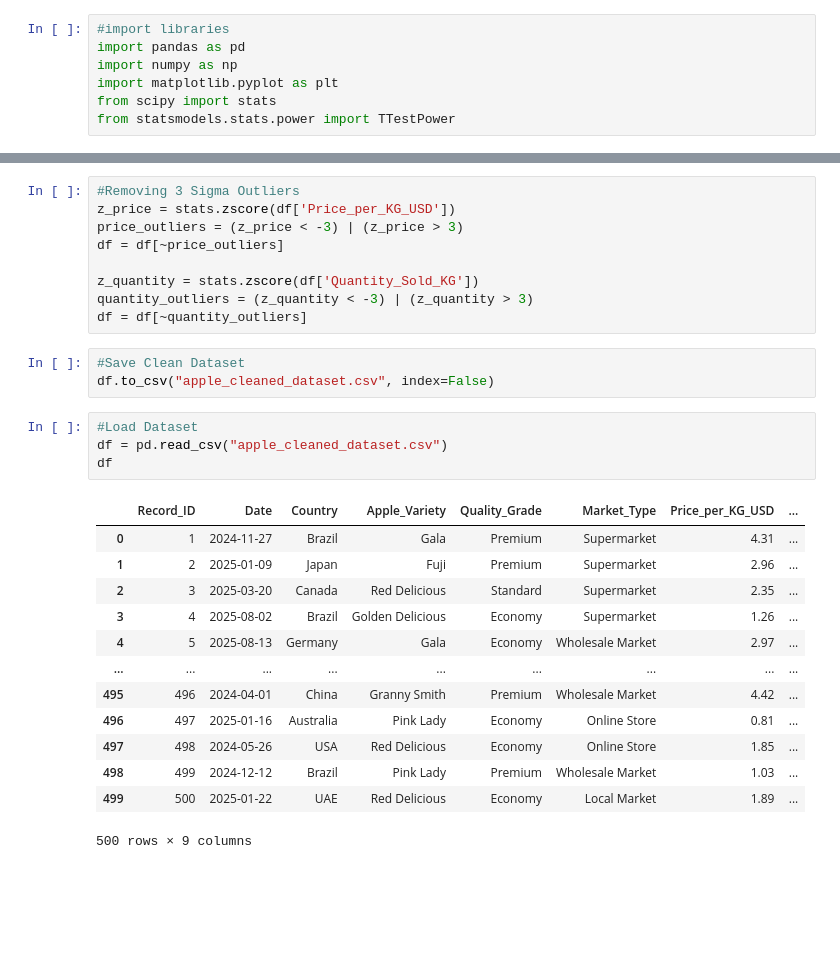
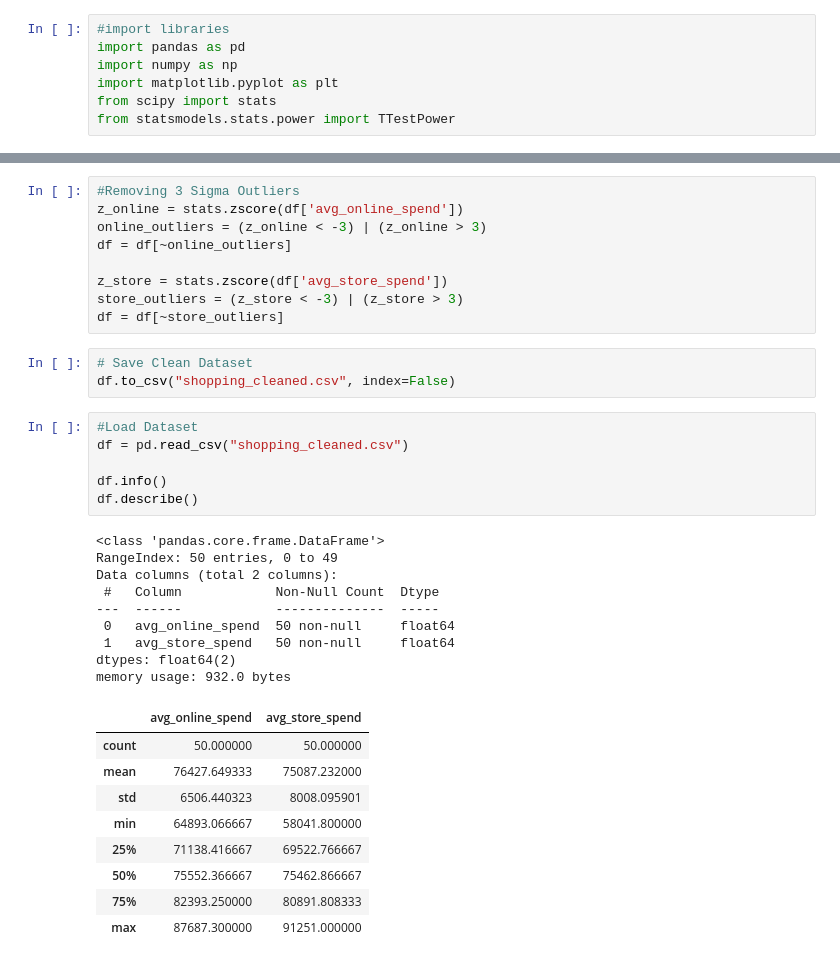
Before and after one commit to ElyssaTombale28/Tombale_Statistics, a Jupyter notebook: Exam.ipynb, the cells around one changed output, grey strips where cells are left out. Drawn from its saved outputs; the diff is of its cells as text; blank space fills up the shorter version.

```diff
--- a/Exam.ipynb
+++ b/Exam.ipynb
@@ -139,32 +137,39 @@ plt.show()
 # %%
 #Removing 3 Sigma Outliers
-z_price = stats.zscore(df['Price_per_KG_USD'])
-price_outliers = (z_price < -3) | (z_price > 3)
-df = df[~price_outliers]
+z_online = stats.zscore(df['avg_online_spend'])
+online_outliers = (z_online < -3) | (z_online > 3)
+df = df[~online_outliers]
 
-z_quantity = stats.zscore(df['Quantity_Sold_KG'])
-quantity_outliers = (z_quantity < -3) | (z_quantity > 3)
-df = df[~quantity_outliers]
+z_store = stats.zscore(df['avg_store_spend'])
+store_outliers = (z_store < -3) | (z_store > 3)
+df = df[~store_outliers]
 # %%
-#Save Clean Dataset
-df.to_csv("apple_cleaned_dataset.csv", index=False)
+# Save Clean Dataset
+df.to_csv("shopping_cleaned.csv", index=False)
 # %%
 #Load Dataset
-df = pd.read_csv("apple_cleaned_dataset.csv")
-df
+df = pd.read_csv("shopping_cleaned.csv")
+
+df.info()
+df.describe()
 # %% [output]
+<class 'pandas.core.frame.DataFrame'>
+RangeIndex: 50 entries, 0 to 49
+Data columns (total 2 columns):
+ #   Column            Non-Null Count  Dtype
+---  ------            --------------  -----
+ 0   avg_online_spend  50 non-null     float64
+ 1   avg_store_spend   50 non-null     float64
+dtypes: float64(2)
+memory usage: 932.0 bytes
-|  | Record_ID | Date | Country | Apple_Variety | Quality_Grade | Market_Type | Price_per_KG_USD | ... |
-| 0 | 1 | 2024-11-27 | Brazil | Gala | Premium | Supermarket | 4.31 | ... |
-| 1 | 2 | 2025-01-09 | Japan | Fuji | Premium | Supermarket | 2.96 | ... |
-| 2 | 3 | 2025-03-20 | Canada | Red Delicious | Standard | Supermarket | 2.35 | ... |
-| 3 | 4 | 2025-08-02 | Brazil | Golden Delicious | Economy | Supermarket | 1.26 | ... |
-| 4 | 5 | 2025-08-13 | Germany | Gala | Economy | Wholesale Market | 2.97 | ... |
-| ... | ... | ... | ... | ... | ... | ... | ... | ... |
-| 495 | 496 | 2024-04-01 | China | Granny Smith | Premium | Wholesale Market | 4.42 | ... |
-| 496 | 497 | 2025-01-16 | Australia | Pink Lady | Economy | Online Store | 0.81 | ... |
-| 497 | 498 | 2024-05-26 | USA | Red Delicious | Economy | Online Store | 1.85 | ... |
-| 498 | 499 | 2024-12-12 | Brazil | Pink Lady | Premium | Wholesale Market | 1.03 | ... |
-| 499 | 500 | 2025-01-22 | UAE | Red Delicious | Economy | Local Market | 1.89 | ... |
+|  | avg_online_spend | avg_store_spend |
+| count | 50.000000 | 50.000000 |
+| mean | 76427.649333 | 75087.232000 |
+| std | 6506.440323 | 8008.095901 |
+| min | 64893.066667 | 58041.800000 |
+| 25% | 71138.416667 | 69522.766667 |
+| 50% | 75552.366667 | 75462.866667 |
+| 75% | 82393.250000 | 80891.808333 |
+| max | 87687.300000 | 91251.000000 |
-500 rows × 9 columns
 # %%
 #Descriptive Statistics
```
Also changed, not shown: parts of 16 cells of this notebook, 6 other files.
